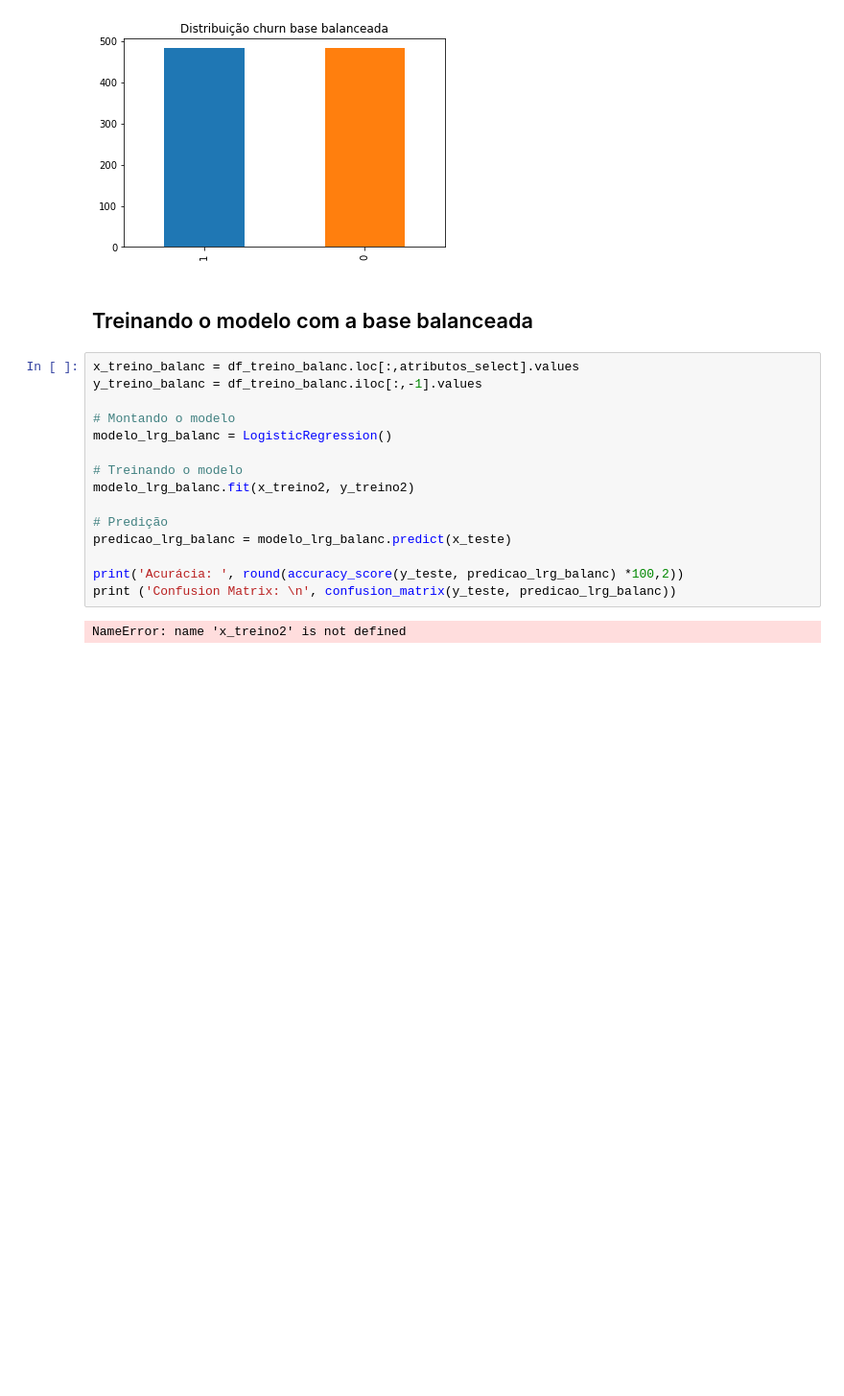
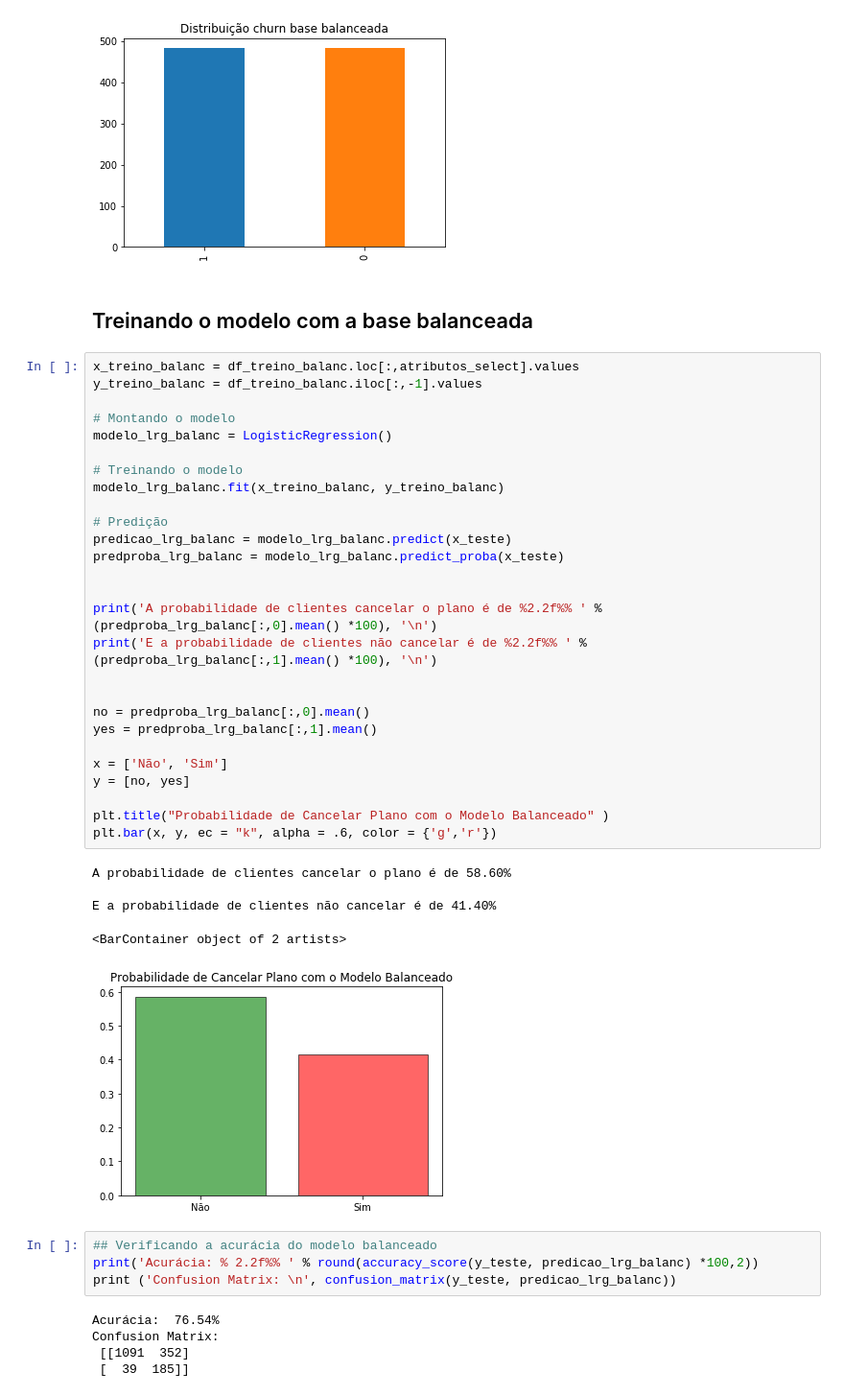
Before and after one commit to migkatayama/dsacursos_fcd_projeto3, a Jupyter notebook: projeto4/01-ProjetoFinal-4-Customer-Chur-Telecom.ipynb, the cells around one changed output. Shown at 96% size. Saved outputs shown, nothing was run; the diff lists cells and outputs as text; blank space fills up the shorter version.

```diff
--- a/projeto4/01-ProjetoFinal-4-Customer-Chur-Telecom.ipynb
+++ b/projeto4/01-ProjetoFinal-4-Customer-Chur-Telecom.ipynb
@@ -646,23 +670,48 @@ df_treino_balanc['churn'].value_counts().plot(kind='bar', title='Distribuição
 [figure]
 # %% [markdown]
 ## Treinando o modelo com a base balanceada
+# %%
+x_treino_balanc = df_treino_balanc.loc[:,atributos_select].values
+y_treino_balanc = df_treino_balanc.iloc[:,-1].values
+
+# Montando o modelo
+modelo_lrg_balanc = LogisticRegression()
+
+# Treinando o modelo
+modelo_lrg_balanc.fit(x_treino_balanc, y_treino_balanc)
+
+# Predição
+predicao_lrg_balanc = modelo_lrg_balanc.predict(x_teste)
+predproba_lrg_balanc = modelo_lrg_balanc.predict_proba(x_teste)
+
+
+print('A probabilidade de clientes cancelar o plano é de %2.2f%% ' % (predproba_lrg_balanc[:,0].mean() *100), '\n')
+print('E a probabilidade de clientes não cancelar é de %2.2f%% ' % (predproba_lrg_balanc[:,1].mean() *100), '\n')
+
+
+no = predproba_lrg_balanc[:,0].mean()
+yes = predproba_lrg_balanc[:,1].mean()
+
+x = ['Não', 'Sim']
+y = [no, yes]
+
+plt.title("Probabilidade de Cancelar Plano com o Modelo Balanceado" )
+plt.bar(x, y, ec = "k", alpha = .6, color = {'g','r'})
+# %% [output]
+A probabilidade de clientes cancelar o plano é de 58.60%
+
+E a probabilidade de clientes não cancelar é de 41.40%
+<BarContainer object of 2 artists>
+[figure, added]
 # %%
-x_treino_balanc = df_treino_balanc.loc[:,atributos_select].values
-y_treino_balanc = df_treino_balanc.iloc[:,-1].values
-
-# Montando o modelo
-modelo_lrg_balanc = LogisticRegression()
-
-# Treinando o modelo
-modelo_lrg_balanc.fit(x_treino2, y_treino2)
-
-# Predição
-predicao_lrg_balanc = modelo_lrg_balanc.predict(x_teste)
-
-print('Acurácia: ', round(accuracy_score(y_teste, predicao_lrg_balanc) *100,2))
+## Verificando a acurácia do modelo balanceado
+print('Acurácia: % 2.2f%% ' % round(accuracy_score(y_teste, predicao_lrg_balanc) *100,2))
 print ('Confusion Matrix: \n', confusion_matrix(y_teste, predicao_lrg_balanc))
 # %% [output]
-NameError: name 'x_treino2' is not defined
+Acurácia:  76.54%
+Confusion Matrix:
+ [[1091  352]
+ [  39  185]]
 # %% [markdown]
 # ANÁLISE FINAL APÓS O BALANCEAMENTO
 
```
Also changed, not shown: parts of 9 cells of this notebook.
